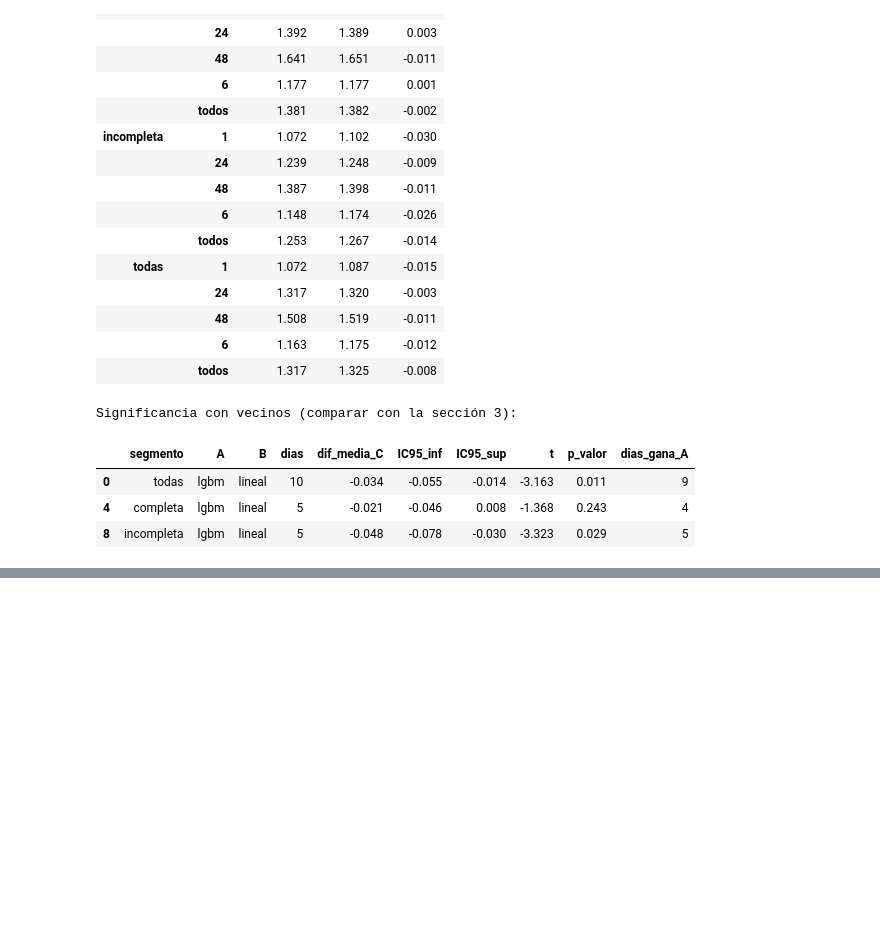
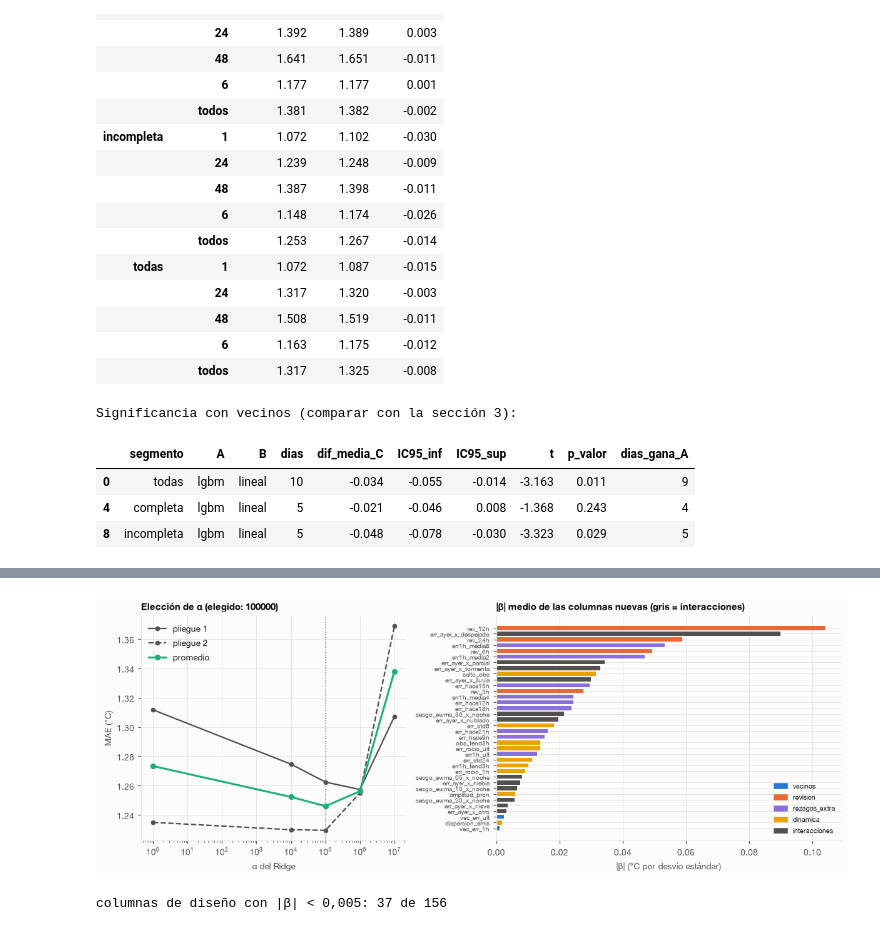
Before and after one commit to matiasbacalhau/TallerDeDatos, a Jupyter notebook: TP3/notebooks/comparacion_modelos.ipynb, the cells around one changed output, grey strips where cells are left out. Saved outputs shown, nothing was run; the diff lists cells and outputs as text; code cells hidden in the pictures; blank space fills up the shorter version.

```diff
--- a/TP3/notebooks/comparacion_modelos.ipynb
+++ b/TP3/notebooks/comparacion_modelos.ipynb
@@ -529,0 +613,31 @@ Significancia con vecinos (comparar con la sección 3):
+# %%
+EL = pd.read_csv(RES / "interpretable_eleccion_exp_todas.csv").query("segmento == 'completa'")
+HP = json.loads((RES / "interpretable_hiperparametros_exp_todas.json").read_text())
+CT = pd.read_csv(RES / "interpretable_coeficientes_exp_todas.csv", index_col=0).abs().mean(axis=1)
+FAM = json.loads((RAIZ / "data" / "features" / "familias.json").read_text())
+EXPER = {f: FAM[f] for f in ("vecinos", "revision", "rezagos_extra", "dinamica")}
+
+fig, ax = plt.subplots(1, 2, figsize=(11, 4.2), gridspec_kw={"width_ratios": [1, 1.3]})
+for k, g in EL.groupby("pliegue"):
+    ax[0].plot(g.alpha, g.MAE, marker="o", ms=4, color=TXT2, ls="-" if k == 1 else "--", lw=1.5, label=f"pliegue {k}")
+prom = EL.groupby("alpha").MAE.mean()
+ax[0].plot(prom.index, prom.values, marker="o", ms=5, color=COLOR["lineal"], label="promedio")
+ax[0].axvline(HP["ridge_alpha"], color=COLOR["lineal"], lw=1, ls=":")
+ax[0].set(xscale="log", xlabel="α del Ridge", ylabel="MAE (°C)", title=f"Elección de α (elegido: {HP['ridge_alpha']:g})")
+ax[0].legend()
+nuevas = [c for cols in EXPER.values() for c in cols if c in CT.index]
+inter = [c for c in CT.index if c.endswith("_x_noche") or c.startswith("err_ayer_x_")]
+b = CT.reindex(nuevas + inter).sort_values()
+fam_de = {c: f for f, cols in EXPER.items() for c in cols}
+col_fam = {"vecinos": "#2a78d6", "revision": "#eb6834", "rezagos_extra": "#8a6fdf", "dinamica": "#eda100"}
+ax[1].barh(b.index, b.values, color=[col_fam.get(fam_de.get(c), TXT2) for c in b.index], height=0.7)
+ax[1].tick_params(axis="y", labelsize=6.5)
+ax[1].set(title="|β| medio de las columnas nuevas (gris = interacciones)", xlabel="|β| (°C por desvío estándar)")
+from matplotlib.patches import Patch
+ax[1].legend(handles=[Patch(color=c, label=f) for f, c in col_fam.items()] + [Patch(color=TXT2, label="interacciones")],
+             loc="lower right", fontsize=7)
+plt.tight_layout(); plt.show()
+print(f"columnas de diseño con |β| < 0,005: {(CT < 0.005).sum()} de {len(CT)}")
+# %% [output]
+[figure, added]
+columnas de diseño con |β| < 0,005: 37 de 156
```
Also changed, not shown: parts of 10 cells of this notebook, 2 other files.
